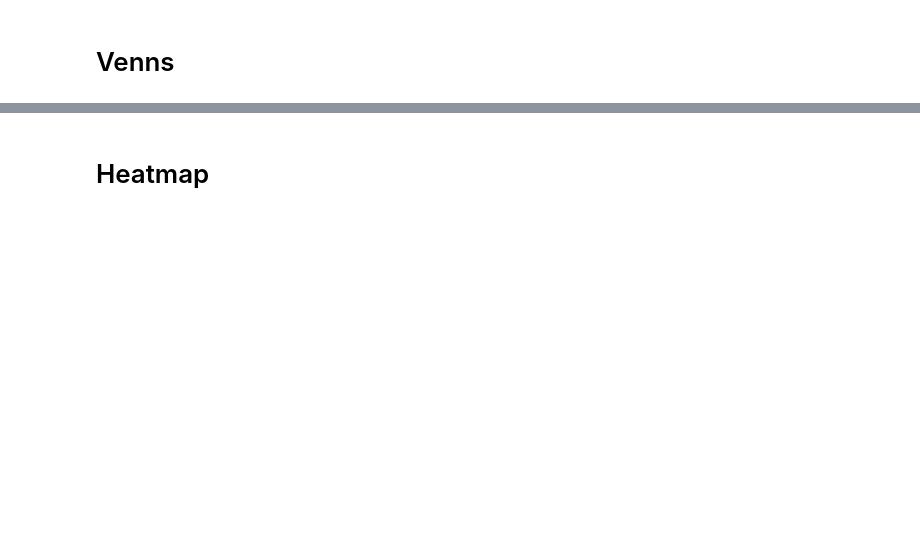
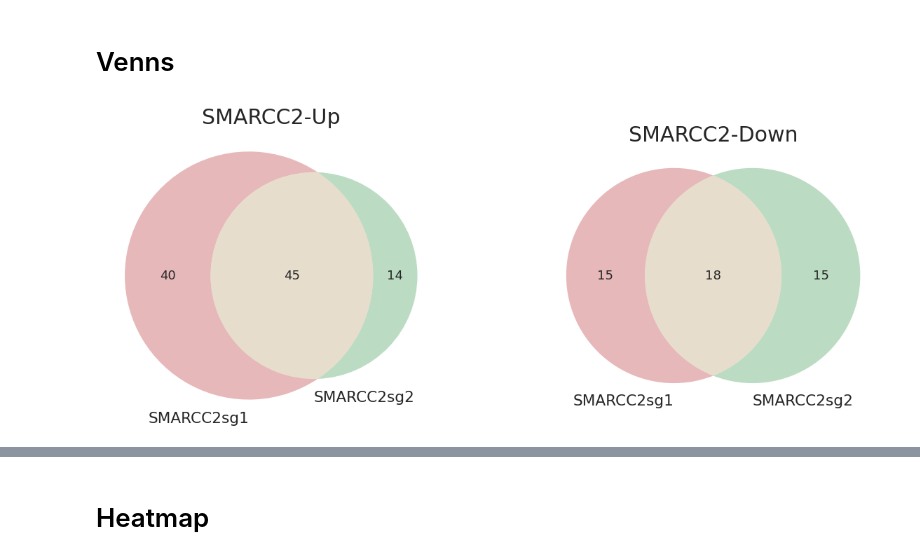
Before and after one commit to lacklab/SWISNF, a Jupyter notebook: 2b-rnaPY.ipynb, the cells around one changed output, grey strips where cells are left out. Cells and saved outputs as stored; diff of their text form; code cells hidden in the pictures; blank space fills up the shorter version.

```diff
--- a/2b-rnaPY.ipynb
+++ b/2b-rnaPY.ipynb
@@ -94,2 +97,29 @@ fig.savefig("plot/rna.volcano.pdf", bbox_inches="tight", pad_inches=1)
 # %% [markdown]
 # Venns
+# %%
+
+fig  = plt.figure(figsize=[20,8])
+gs = gridspec.GridSpec(nrows=1, ncols=2, wspace=0.3)
+
+fig.add_subplot(gs[0])
+venn2((
+	set(rna[((rna['DE'] == 'Pos') & (rna['Dataset'] == 'SMARCC2sg1'))].index),
+	set(rna[((rna['DE'] == 'Pos') & (rna['Dataset'] == 'SMARCC2sg2'))].index)
+), set_labels=('SMARCC2sg1', 'SMARCC2sg2'))
+plt.title('SMARCC2-Up', fontsize=30)
+
+fig.add_subplot(gs[1])
+venn2((
+	set(rna[((rna['DE'] == 'Neg') & (rna['Dataset'] == 'SMARCC2sg1'))].index),
+	set(rna[((rna['DE'] == 'Neg') & (rna['Dataset'] == 'SMARCC2sg2'))].index)
+), set_labels=('SMARCC2sg1', 'SMARCC2sg2'))
+plt.title('SMARCC2-Down', fontsize=30)
+
+
+fig.savefig("plot/rna.degvenn_sma.pdf", bbox_inches="tight", pad_inches=1)
+
+
+up_sma = set(rna[((rna['DE'] == 'Pos') & (rna['Dataset'] == 'SMARCC2sg1'))].index).intersection(set(rna[((rna['DE'] == 'Pos') & (rna['Dataset'] == 'SMARCC2sg2'))].index))
+down_sma = set(rna[((rna['DE'] == 'Neg') & (rna['Dataset'] == 'SMARCC2sg1'))].index).intersection(set(rna[((rna['DE'] == 'Neg') & (rna['Dataset'] == 'SMARCC2sg2'))].index))
+# %% [output]
+[figure, added]
```
Also changed, not shown: parts of 27 cells of this notebook, 12 other files.
